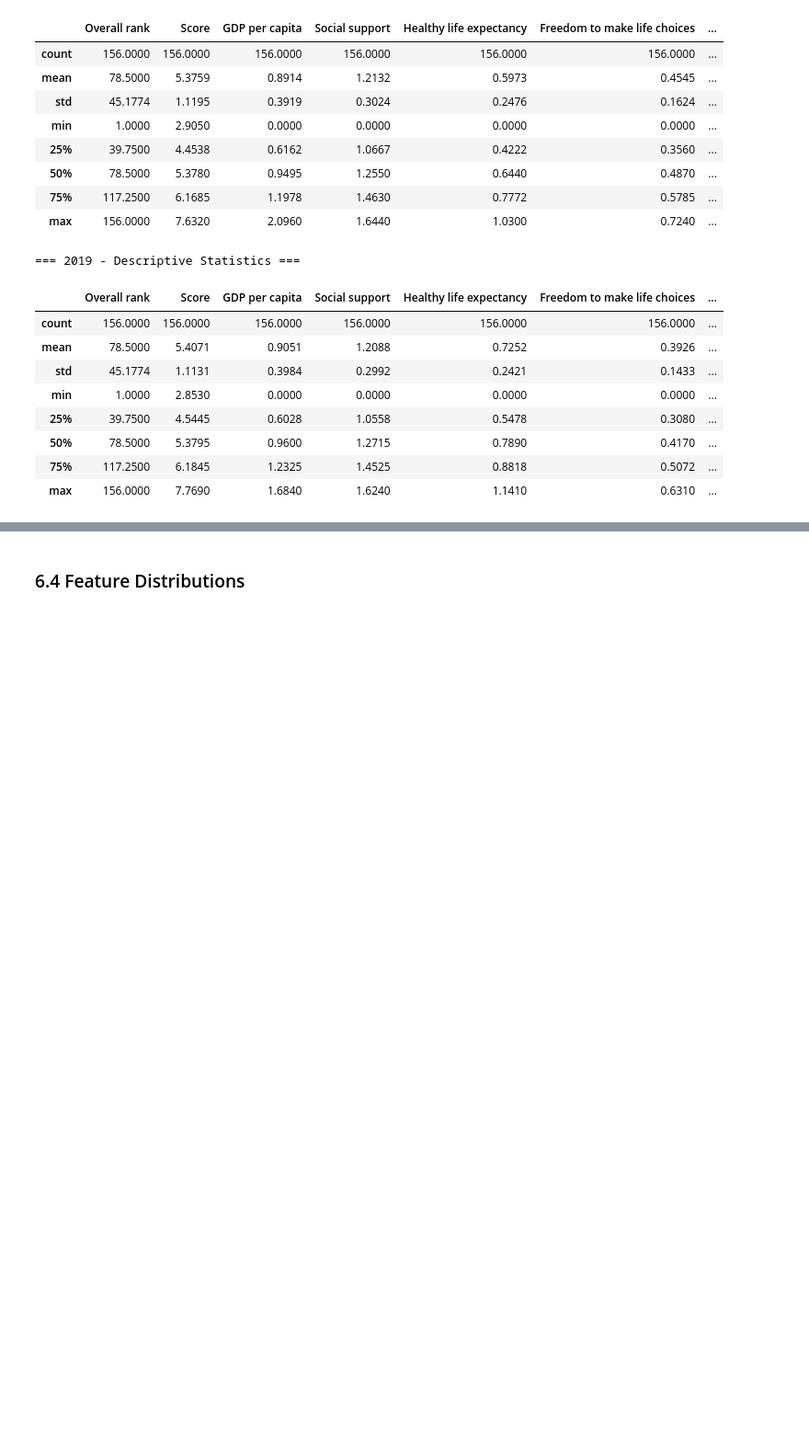
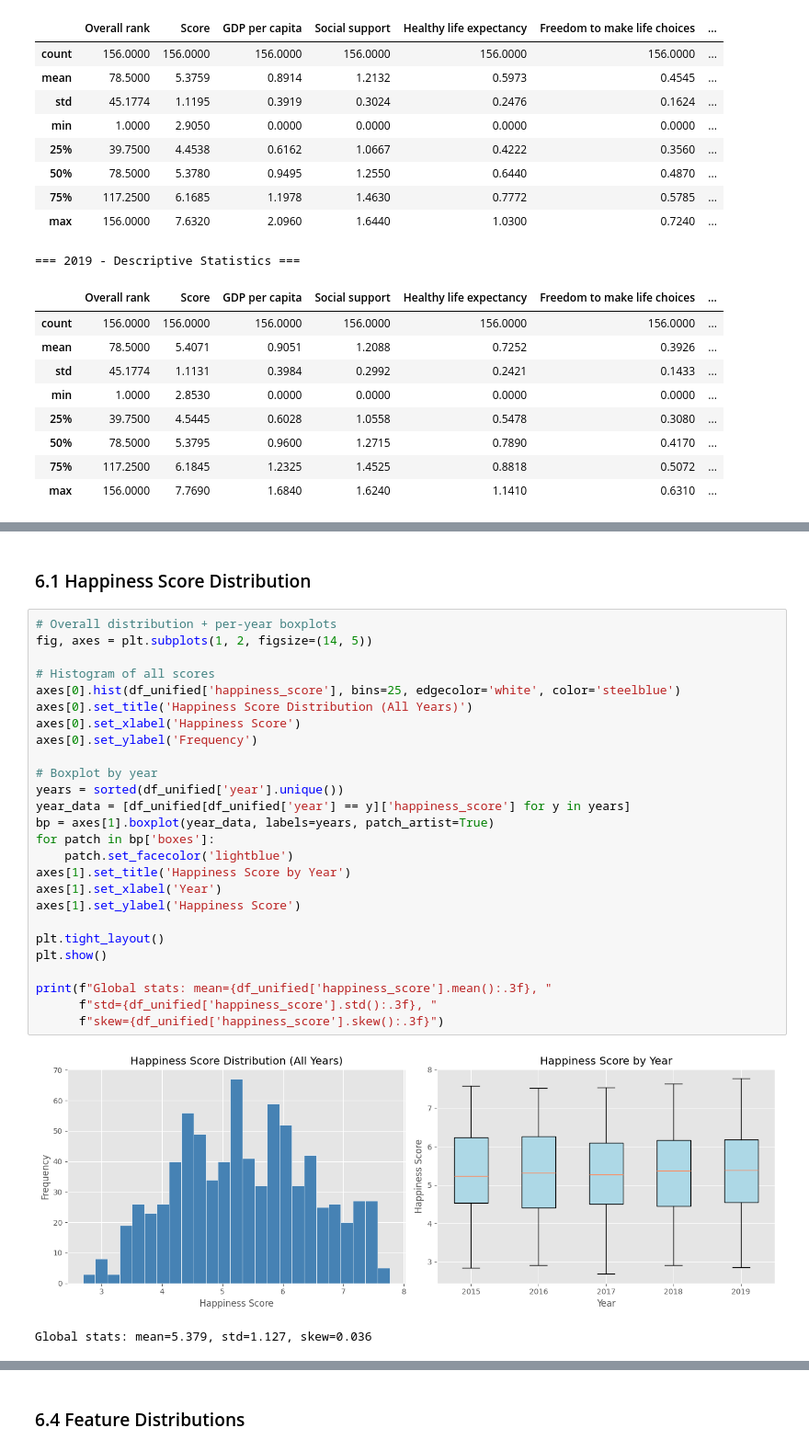
Before and after one commit to jpgomezv/workshop03, a Jupyter notebook: notebooks/eda.ipynb, the cells around one changed output, grey strips where cells are left out. Shown at 92% size. Saved outputs shown, nothing was run; the diff lists cells and outputs as text; blank space fills up the shorter version.

```diff
--- a/notebooks/eda.ipynb
+++ b/notebooks/eda.ipynb
@@ -627,0 +647,31 @@ plt.show()
+# %% [markdown]
+### 6.1 Happiness Score Distribution
+# %%
+# Overall distribution + per-year boxplots
+fig, axes = plt.subplots(1, 2, figsize=(14, 5))
+
+# Histogram of all scores
+axes[0].hist(df_unified['happiness_score'], bins=25, edgecolor='white', color='steelblue')
+axes[0].set_title('Happiness Score Distribution (All Years)')
+axes[0].set_xlabel('Happiness Score')
+axes[0].set_ylabel('Frequency')
+
+# Boxplot by year
+years = sorted(df_unified['year'].unique())
+year_data = [df_unified[df_unified['year'] == y]['happiness_score'] for y in years]
+bp = axes[1].boxplot(year_data, labels=years, patch_artist=True)
+for patch in bp['boxes']:
+    patch.set_facecolor('lightblue')
+axes[1].set_title('Happiness Score by Year')
+axes[1].set_xlabel('Year')
+axes[1].set_ylabel('Happiness Score')
+
+plt.tight_layout()
+plt.show()
+
+print(f"Global stats: mean={df_unified['happiness_score'].mean():.3f}, "
+      f"std={df_unified['happiness_score'].std():.3f}, "
+      f"skew={df_unified['happiness_score'].skew():.3f}")
+# %% [output]
+[figure, added]
+Global stats: mean=5.379, std=1.127, skew=0.036
```
Also changed, not shown: parts of 80 cells of this notebook.
